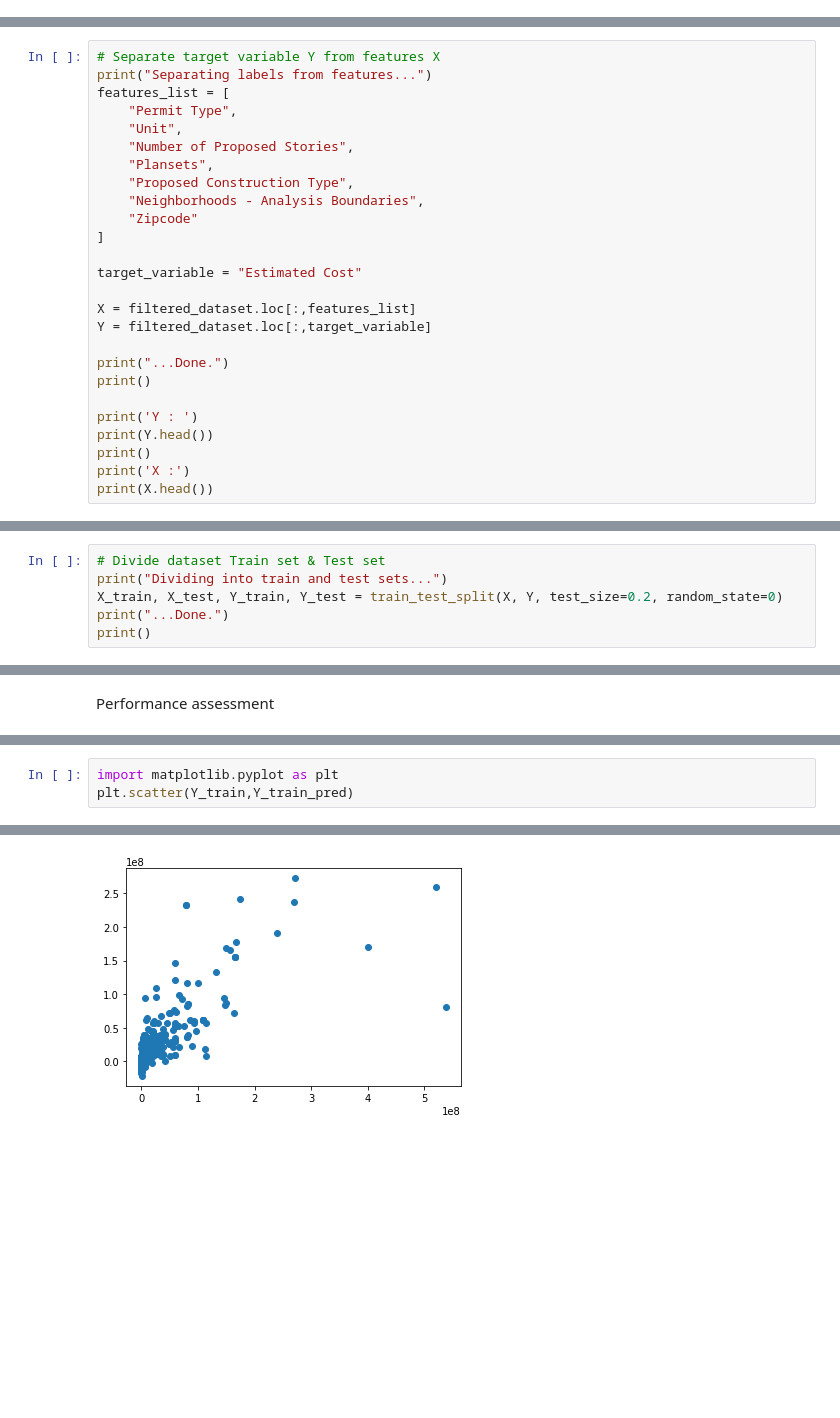
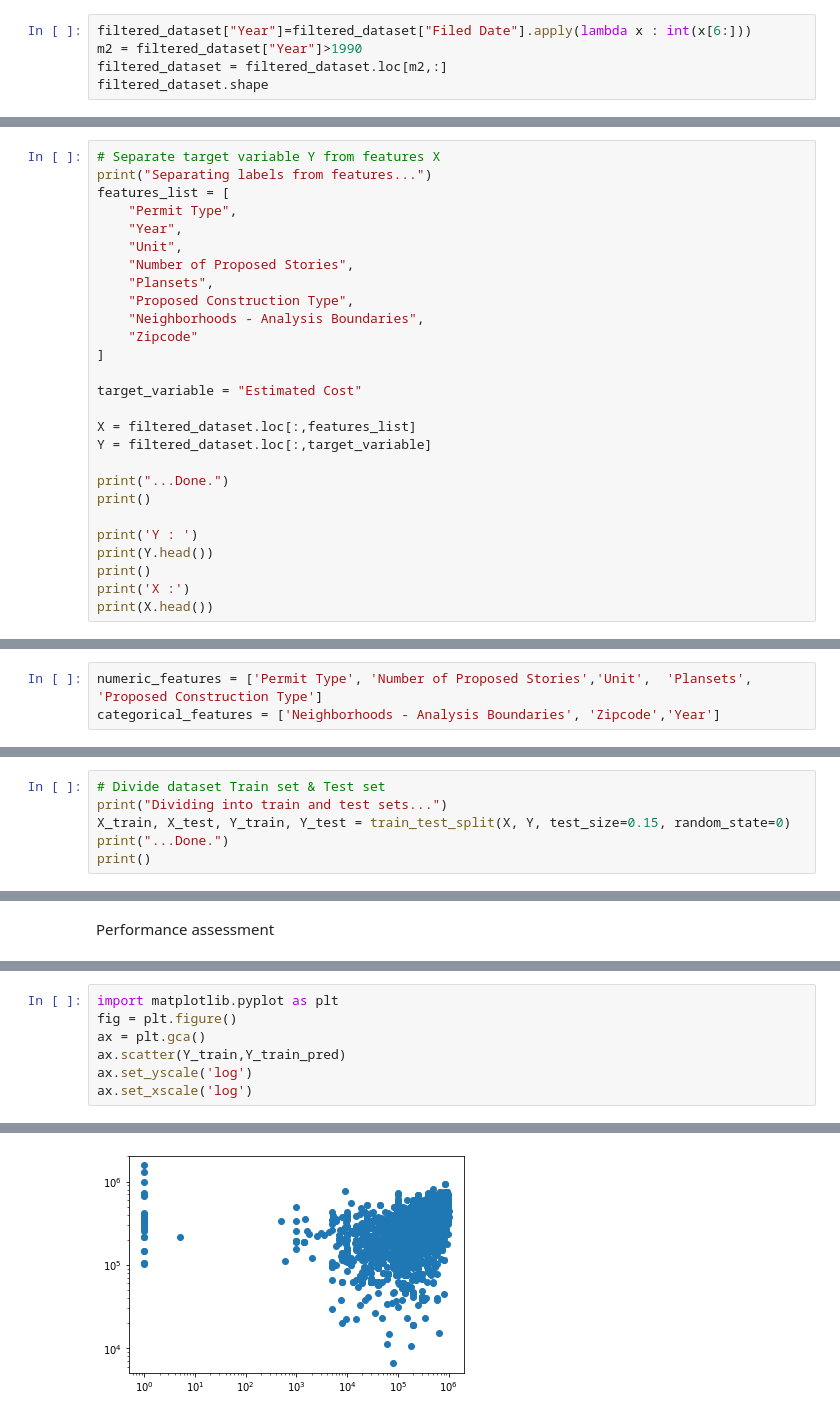
Before and after one commit to LHB-Group/Civil-Work-Bidding-And-Investment-Helper, a Jupyter notebook: NoteBooks/test01_linear_regression.ipynb, the cells around one changed output, grey strips where cells are left out. Cells and saved outputs as stored; diff of their text form; blank space fills up the shorter version.

```diff
--- a/NoteBooks/test01_linear_regression.ipynb
+++ b/NoteBooks/test01_linear_regression.ipynb
@@ -55,0 +54,5 @@ KeyError: '5'
+# %%
+filtered_dataset["Year"]=filtered_dataset["Filed Date"].apply(lambda x : int(x[6:]))
+m2 = filtered_dataset["Year"]>1990
+filtered_dataset = filtered_dataset.loc[m2,:]
+filtered_dataset.shape
@@ -58,6 +85,7 @@ KeyError: '5'
 print("Separating labels from features...")
 features_list = [
     "Permit Type",
+    "Year",
     "Unit",
     "Number of Proposed Stories",
     "Plansets",
@@ -114,0 +143,3 @@ Found categorical features  ['Proposed Construction Type', 'Neighborhoods - Anal
+# %%
+numeric_features = ['Permit Type', 'Number of Proposed Stories','Unit',  'Plansets', 'Proposed Construction Type']
+categorical_features = ['Neighborhoods - Analysis Boundaries', 'Zipcode','Year']
@@ -115,7 +148,7 @@ Found categorical features  ['Proposed Construction Type', 'Neighborhoods - Anal
 # %%
 # Divide dataset Train set & Test set
 print("Dividing into train and test sets...")
-X_train, X_test, Y_train, Y_test = train_test_split(X, Y, test_size=0.2, random_state=0)
+X_train, X_test, Y_train, Y_test = train_test_split(X, Y, test_size=0.15, random_state=0)
 print("...Done.")
 print()
 # %% [output]
@@ -241,4 +259,8 @@ R2 score on test set :  0.6265572002021339
 # %%
 import matplotlib.pyplot as plt
-plt.scatter(Y_train,Y_train_pred)
+fig = plt.figure()
+ax = plt.gca()
+ax.scatter(Y_train,Y_train_pred)
+ax.set_yscale('log')
+ax.set_xscale('log')
 # %% [output]
@@ -246 +267 @@ plt.scatter(Y_train,Y_train_pred)
-[figure, old version]
+[figure, new version]
```
Also changed, not shown: parts of 26 cells of this notebook.
